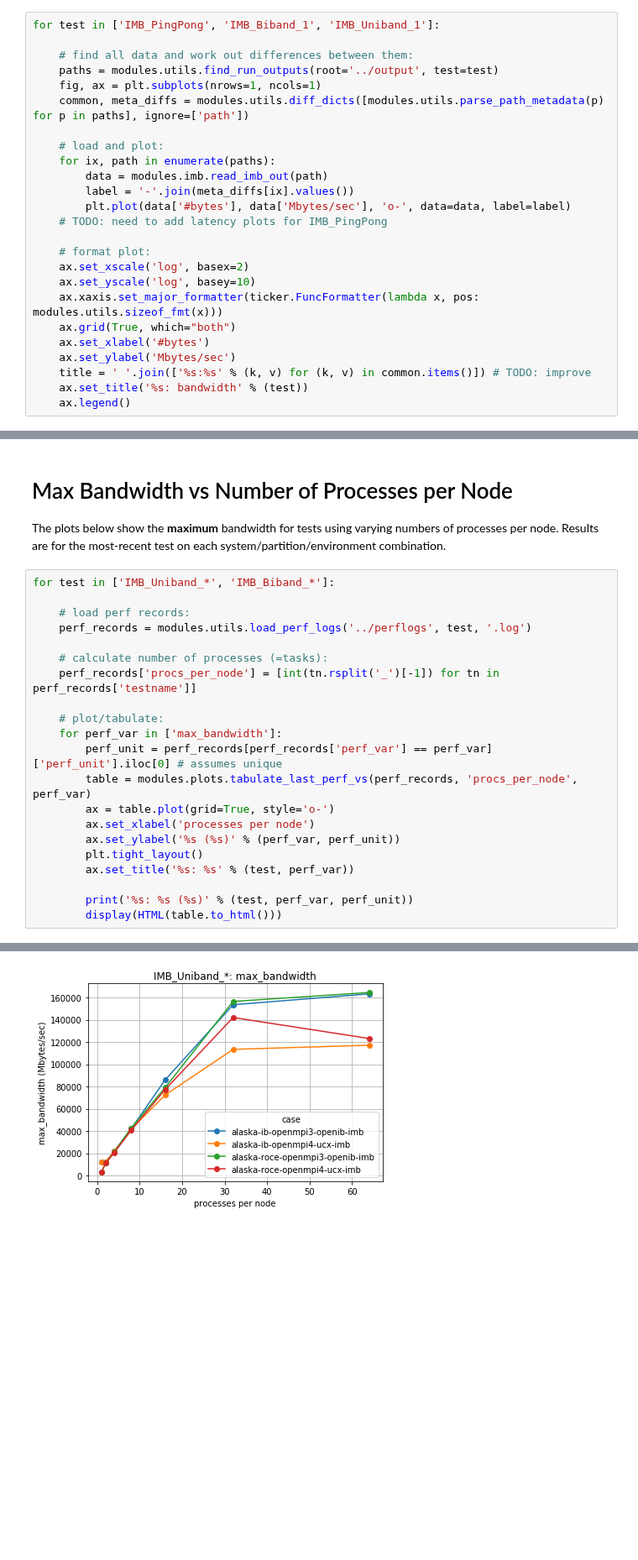
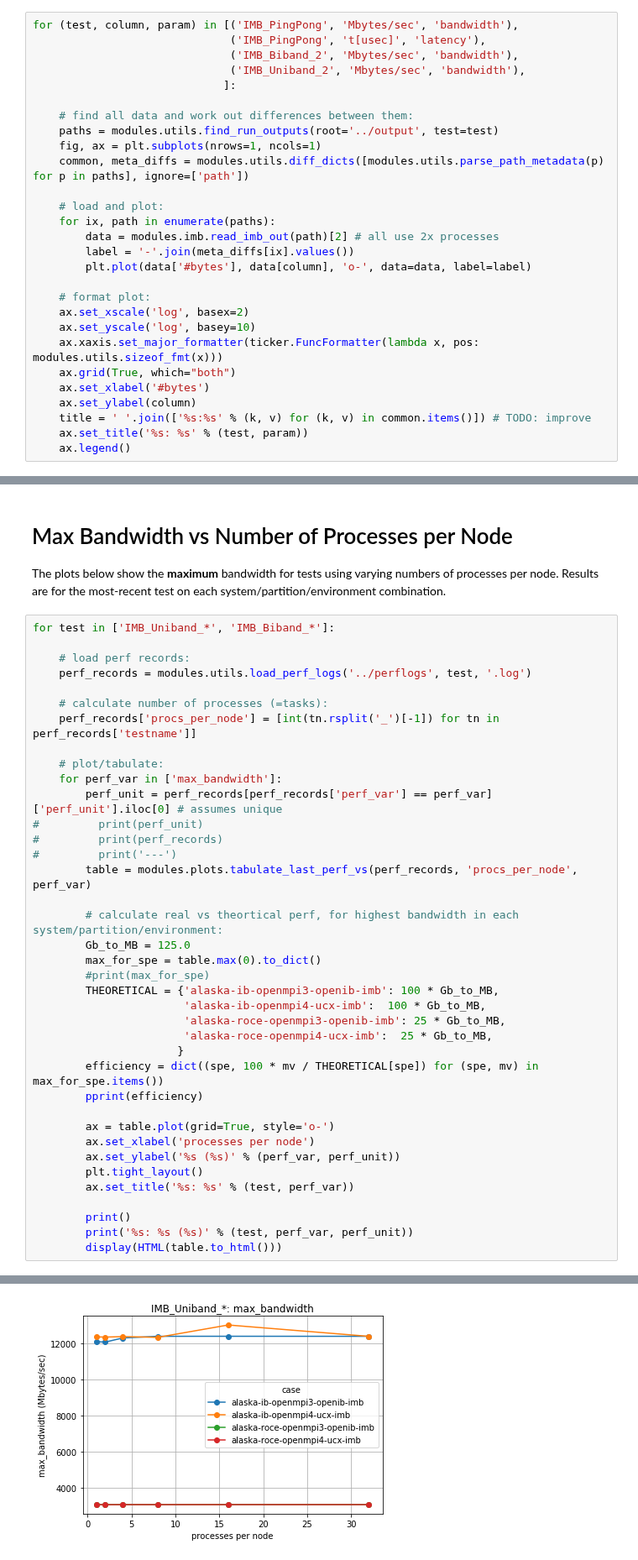
Before and after one commit to ukri-excalibur/excalibur-tests, a Jupyter notebook: imb/IMB.ipynb, the cells around one changed output, grey strips where cells are left out. Shown at 84% size. Cells and saved outputs as stored; diff of their text form; blank space fills up the shorter version.

```diff
--- a/imb/IMB.ipynb
+++ b/imb/IMB.ipynb
@@ -26,7 +26,11 @@ import modules
 
 The plots below show results vs message size for tests using a single process per node. Results are for the most-recent test on each system/partition/environment combination.
 # %%
-for test in ['IMB_PingPong', 'IMB_Biband_1', 'IMB_Uniband_1']:
+for (test, column, param) in [('IMB_PingPong', 'Mbytes/sec', 'bandwidth'),
+                              ('IMB_PingPong', 't[usec]', 'latency'),
+                              ('IMB_Biband_2', 'Mbytes/sec', 'bandwidth'),
+                              ('IMB_Uniband_2', 'Mbytes/sec', 'bandwidth'),
+                             ]:
 
     # find all data and work out differences between them:
     paths = modules.utils.find_run_outputs(root='../output', test=test)
@@ -35,10 +39,9 @@ for test in ['IMB_PingPong', 'IMB_Biband_1', 'IMB_Uniband_1']:
 
     # load and plot:
     for ix, path in enumerate(paths):
-        data = modules.imb.read_imb_out(path)
+        data = modules.imb.read_imb_out(path)[2] # all use 2x processes
         label = '-'.join(meta_diffs[ix].values())
-        plt.plot(data['#bytes'], data['Mbytes/sec'], 'o-', data=data, label=label)
-    # TODO: need to add latency plots for IMB_PingPong
+        plt.plot(data['#bytes'], data[column], 'o-', data=data, label=label)
 
     # format plot:
     ax.set_xscale('log', basex=2)
@@ -46,8 +49,8 @@ for test in ['IMB_PingPong', 'IMB_Biband_1', 'IMB_Uniband_1']:
     ax.xaxis.set_major_formatter(ticker.FuncFormatter(lambda x, pos: modules.utils.sizeof_fmt(x)))
     ax.grid(True, which="both")
     ax.set_xlabel('#bytes')
-    ax.set_ylabel('Mbytes/sec')
+    ax.set_ylabel(column)
     title = ' '.join(['%s:%s' % (k, v) for (k, v) in common.items()]) # TODO: improve
-    ax.set_title('%s: bandwidth' % (test))
+    ax.set_title('%s: %s' % (test, param))
     ax.legend()
 # %% [output]
@@ -70,13 +74,30 @@ for test in ['IMB_Uniband_*', 'IMB_Biband_*']:
     # plot/tabulate:
     for perf_var in ['max_bandwidth']:
         perf_unit = perf_records[perf_records['perf_var'] == perf_var]['perf_unit'].iloc[0] # assumes unique
+#         print(perf_unit)
+#         print(perf_records)
+#         print('---')
         table = modules.plots.tabulate_last_perf_vs(perf_records, 'procs_per_node', perf_var)
+
+        # calculate real vs theortical perf, for highest bandwidth in each system/partition/environment:
+        Gb_to_MB = 125.0
+        max_for_spe = table.max(0).to_dict()
+        #print(max_for_spe)
+        THEORETICAL = {'alaska-ib-openmpi3-openib-imb': 100 * Gb_to_MB,
+                       'alaska-ib-openmpi4-ucx-imb':  100 * Gb_to_MB,
+                       'alaska-roce-openmpi3-openib-imb': 25 * Gb_to_MB,
+                       'alaska-roce-openmpi4-ucx-imb':  25 * Gb_to_MB,
+                      }
+        efficiency = dict((spe, 100 * mv / THEORETICAL[spe]) for (spe, mv) in max_for_spe.items())
+        pprint(efficiency)
+
         ax = table.plot(grid=True, style='o-')
         ax.set_xlabel('processes per node')
         ax.set_ylabel('%s (%s)' % (perf_var, perf_unit))
         plt.tight_layout()
         ax.set_title('%s: %s' % (test, perf_var))
 
+        print()
         print('%s: %s (%s)' % (test, perf_var, perf_unit))
         display(HTML(table.to_html()))
 # %% [output]
@@ -103 +132 @@ IMB_Biband_*: max_bandwidth (Mbytes/sec)
-[figure, old version]
+[figure, new version]
```
Also changed, not shown: parts of 2 cells of this notebook.
